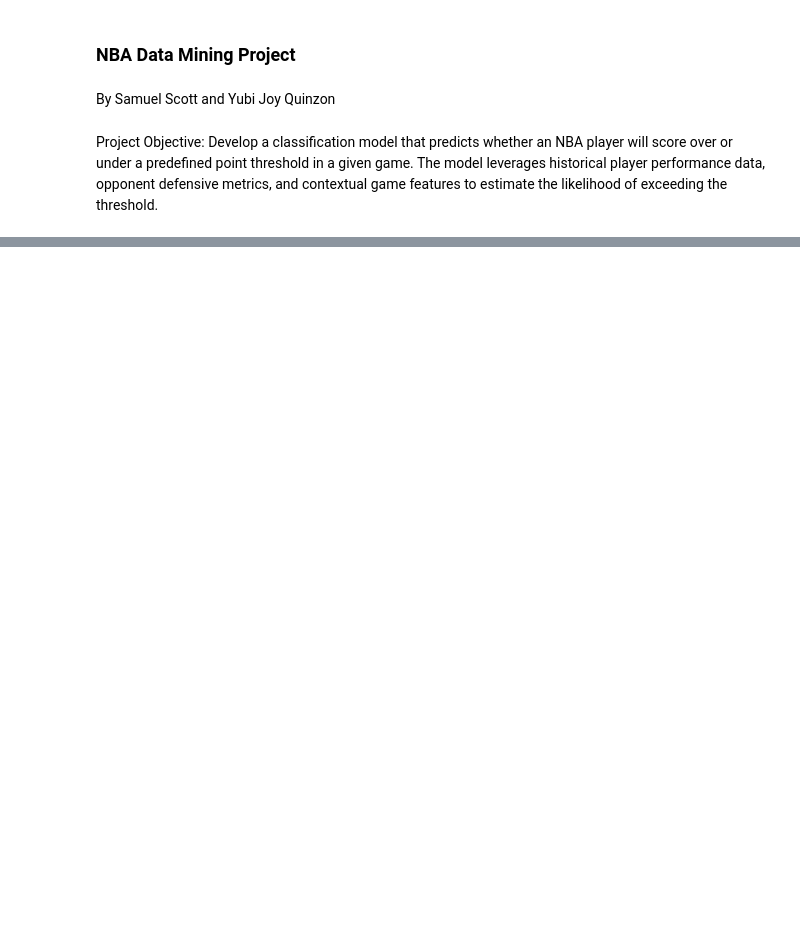
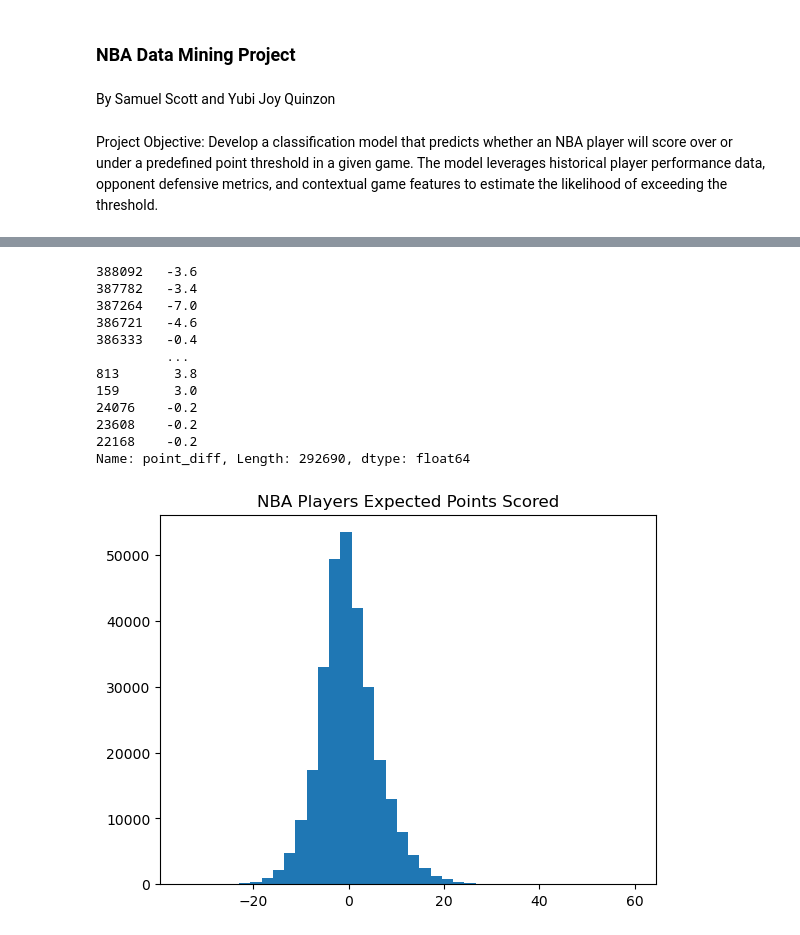
Before and after one commit to sascott9655/NBA_Data_Mining_Project, a Jupyter notebook: NBA_Data_Mining_Project.ipynb, the cells around one changed output, grey strips where cells are left out. Cells and saved outputs as stored; diff of their text form; code cells hidden in the pictures; blank space fills up the shorter version.

```diff
--- a/NBA_Data_Mining_Project.ipynb
+++ b/NBA_Data_Mining_Project.ipynb
@@ -189,0 +155,10 @@ continuous_vars = ['threePointersPercentage', 'threePointersAttempted', 'threePo
+# %%
+# Capturing user-input for Point Threshold - turn on later or add in code when running
+
+#while True:
+#    try:
+#        point_threshold = float(input("Enter point threshold: "))
+#        break
+#    except ValueError:
+#        print("Please enter a valid number.")
+point_threshold = 10
@@ -189,0 +177,7 @@ continuous_vars = ['threePointersPercentage', 'threePointersAttempted', 'threePo
+# %%
+# Here we are creating our target variable, determines if the record is over or under the point threshold
+# Using numpy for efficiency
+player_stats["threshold_10"] = np.where(player_stats["points"] > point_threshold, 1, 0)
+player_stats["threshold_15"] = np.where(player_stats["points"] > point_threshold + 5, 1, 0)
+player_stats["threshold_20"] = np.where(player_stats["points"] > point_threshold + 10, 1, 0)
+player_stats["threshold_25"] = np.where(player_stats["points"] > point_threshold + 15, 1, 0)
@@ -189,0 +378,23 @@ continuous_vars = ['threePointersPercentage', 'threePointersAttempted', 'threePo
+# %%
+#Outlier detection (Early workings of it)
+last_10_years_data['point_diff'] = (last_10_years_data['points'] - last_10_years_data['rolling_avg_points'])
+
+plt.hist(last_10_years_data['point_diff'], bins=40)
+plt.title("NBA Players Expected Points Scored")
+plt.xlabel("")
+
+last_10_years_data['point_diff']
+# %% [output]
+388092   -3.6
+387782   -3.4
+387264   -7.0
+386721   -4.6
+386333   -0.4
+         ...
+813       3.8
+159       3.0
+24076    -0.2
+23608    -0.2
+22168    -0.2
+Name: point_diff, Length: 292690, dtype: float64
+[figure, added]
```
Also changed, not shown: parts of 36 cells of this notebook, 1 other file.
